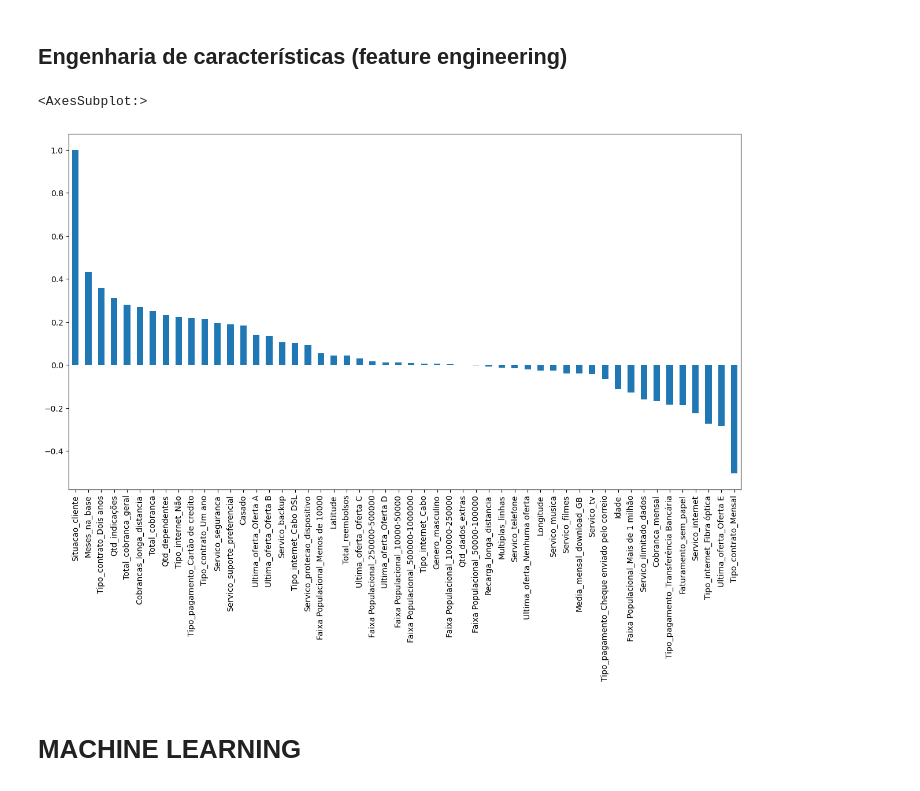
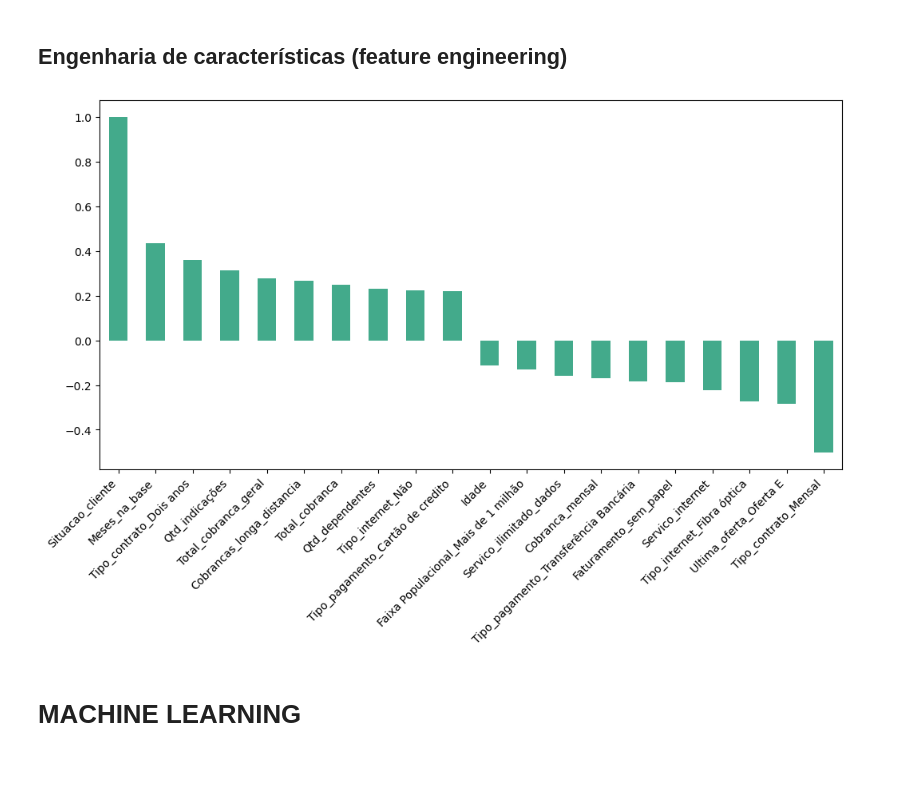
Before and after one commit to JuniorNS96/TCC, a Jupyter notebook: main.ipynb, the cells around one changed output. Drawn from its saved outputs; the diff is of its cells as text; code cells hidden in the pictures.

```diff
--- a/main.ipynb
+++ b/main.ipynb
@@ -1258,11 +1257,14 @@ df1 = df1.drop(['Tipo_contrato','Tipo_internet','Tipo_pagamento',
 # %%
 df1 = df1.drop(['Motivo_cancelamento','Categoria_cancelamento'], axis=1)
 # %%
-plt.figure(figsize=(15,8))
-df1.corr()['Situacao_cliente'].sort_values(ascending = False).plot(kind='bar')
+correl = df1.corr()['Situacao_cliente']
+colunasF = correl.nlargest(10).index.union(correl.nsmallest(10).index)
+plt.figure(figsize=(12,6))
+df1[colunasF].corr()['Situacao_cliente'].sort_values(ascending = False).plot(kind='bar', color='#43AA8B')
+plt.xticks(rotation=45, ha='right')
+plt.show()
 # %% [output]
-<AxesSubplot:>
-[figure, old version]
+[figure, new version]
 # %%
 df1['Média_mensalidade']= df1['Total_cobranca_geral']/df1['Meses_na_base']
 # %%
```
Also changed, not shown: parts of 32 cells of this notebook, 4 other files.
